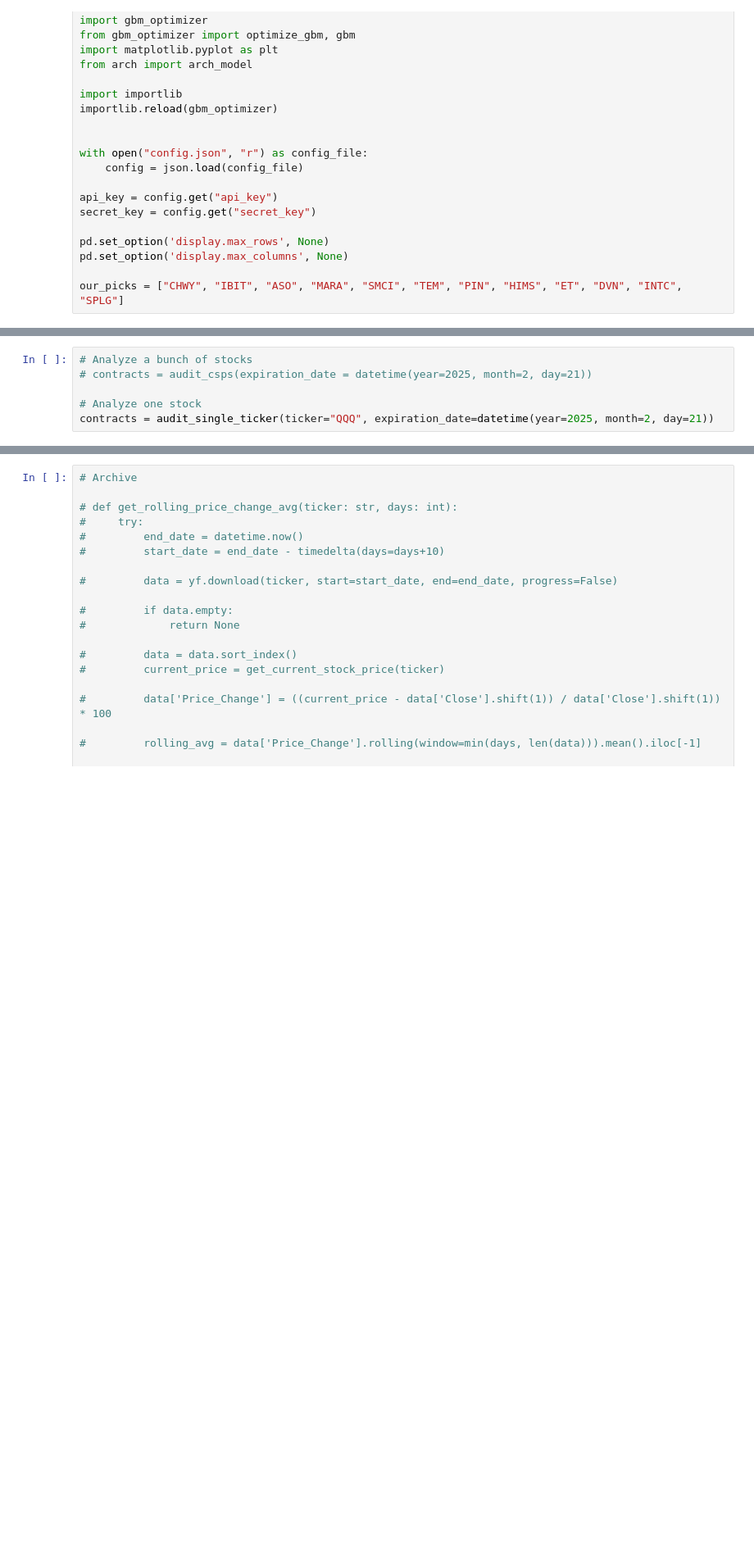
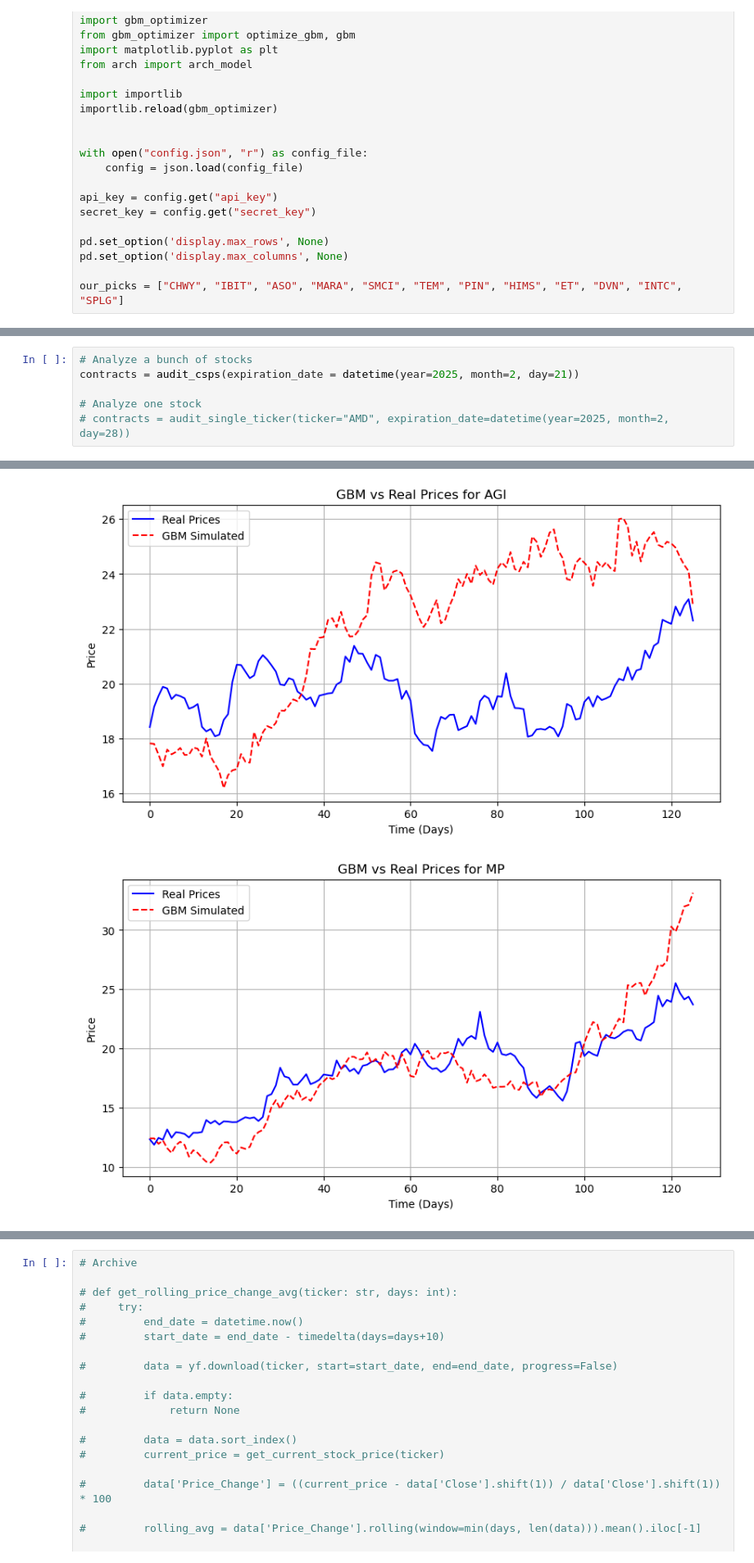
Before and after one commit to rflatley441/WheelTrader, a Jupyter notebook: CSP.ipynb, the cells around one changed output, grey strips where cells are left out. Shown at 82% size. Drawn from its saved outputs; the diff is of its cells as text; blank space fills up the shorter version.

```diff
--- a/CSP.ipynb
+++ b/CSP.ipynb
@@ -389,8 +399,8 @@ def gbm_vs_real_graph(symbol, mu, sigma, period):
     plt.show()
 # %%
 # Analyze a bunch of stocks
-# contracts = audit_csps(expiration_date = datetime(year=2025, month=2, day=21))
+contracts = audit_csps(expiration_date = datetime(year=2025, month=2, day=21))
 
 # Analyze one stock
-contracts = audit_single_ticker(ticker="QQQ", expiration_date=datetime(year=2025, month=2, day=21))
+# contracts = audit_single_ticker(ticker="AMD", expiration_date=datetime(year=2025, month=2, day=28))
 # %% [output]
@@ -397,0 +408,2 @@ No options available for QQQ on 2025-02-21 00:00:00
+[figure, added]
+[figure, added]
```
Also changed, not shown: parts of 3 cells of this notebook.
